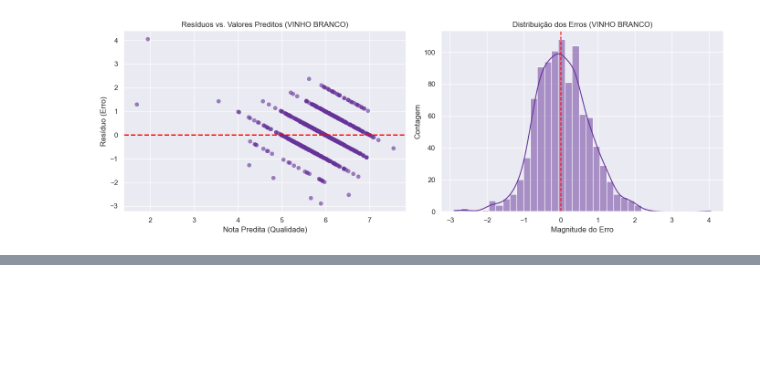
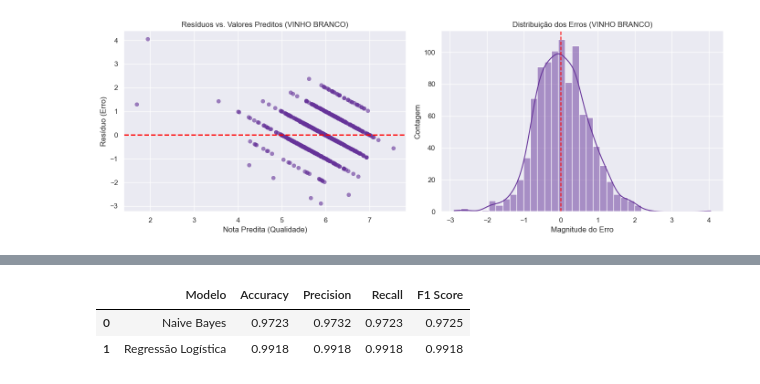
Before and after one commit to viabdon/wine-quality-statistical-analysis, a Jupyter notebook: notebooks/projeto.ipynb, the cells around one changed output, grey strips where cells are left out. Drawn from its saved outputs; the diff is of its cells as text; code cells hidden in the pictures; blank space fills up the shorter version.

```diff
--- a/notebooks/projeto.ipynb
+++ b/notebooks/projeto.ipynb
@@ -797,0 +918,19 @@ Gráficos de Resíduos: VINHO BRANCO
+# %%
+def calcular_metricas(y_true, y_pred, nome_modelo):
+    return {
+        "Modelo": nome_modelo,
+        "Accuracy": accuracy_score(y_true, y_pred),
+        "Precision": precision_score(y_true, y_pred, average='weighted'),
+        "Recall": recall_score(y_true, y_pred, average='weighted'),
+        "F1 Score": f1_score(y_true, y_pred, average='weighted')
+    }
+
+metricas_nb = calcular_metricas(y_val_bin, y_pred_nb, "Naive Bayes")
+metricas_log = calcular_metricas(y_val_bin, y_pred_log, "Regressão Logística")
+
+df_comparacao = pd.DataFrame([metricas_nb, metricas_log])
+display(df_comparacao.round(4))
+# %% [output]
+|  | Modelo | Accuracy | Precision | Recall | F1 Score |
+| 0 | Naive Bayes | 0.9723 | 0.9732 | 0.9723 | 0.9725 |
+| 1 | Regressão Logística | 0.9918 | 0.9918 | 0.9918 | 0.9918 |
```
Also changed, not shown: parts of 8 cells of this notebook, 1 other file.
